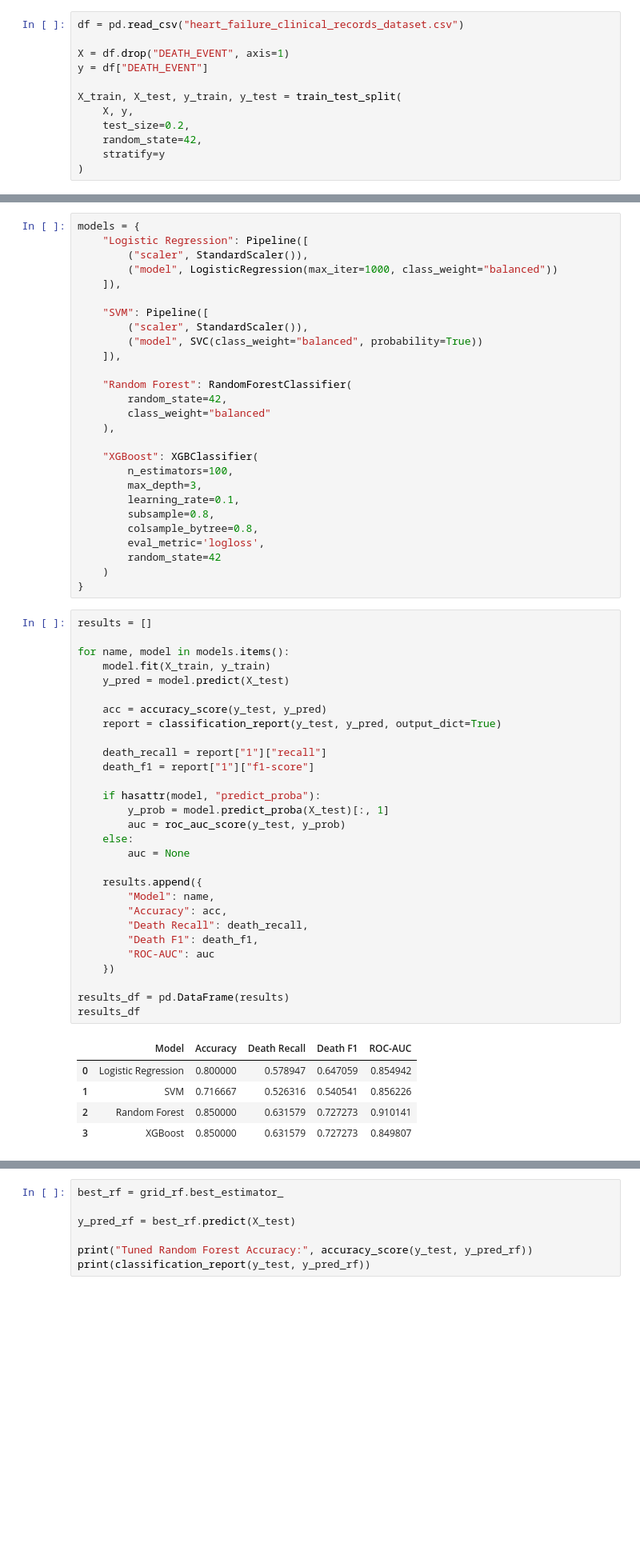
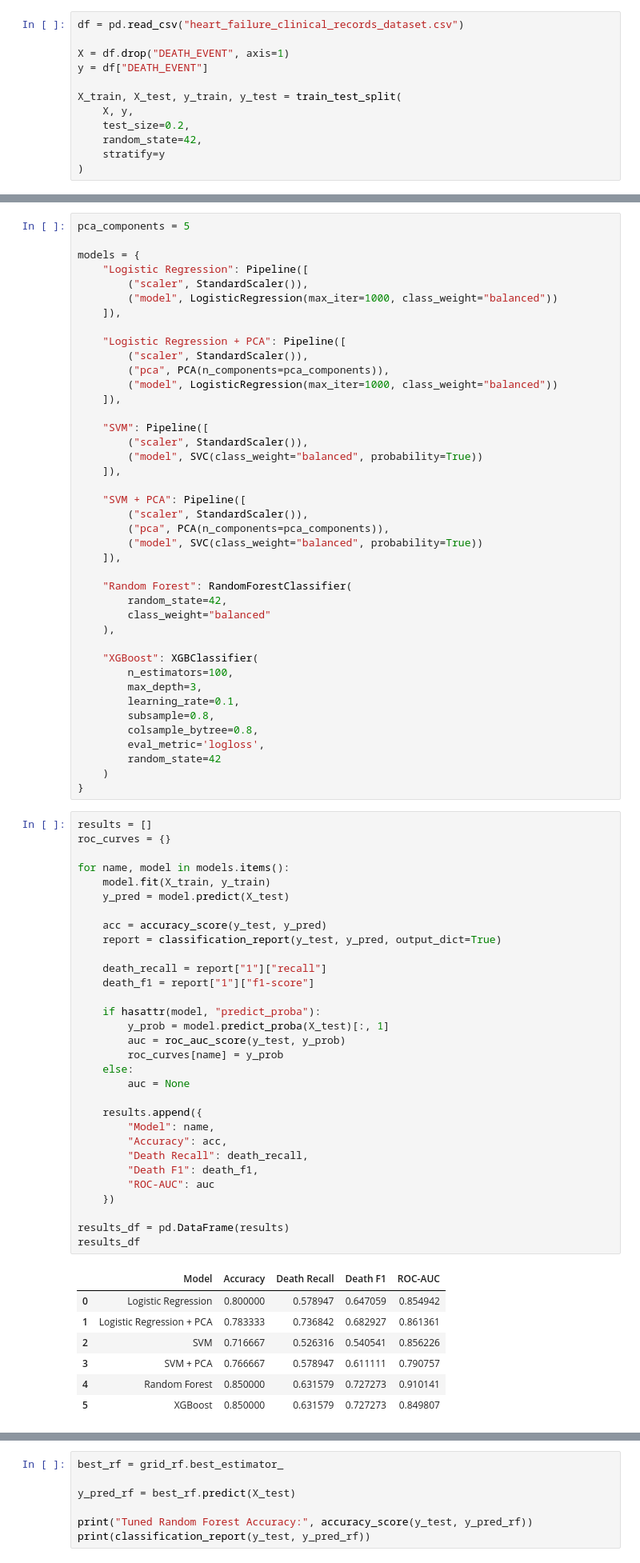
Before and after one commit to taotaokt/CS439_Project, a Jupyter notebook: model_comparison.ipynb, the cells around one changed output, grey strips where cells are left out. Shown at 80% size. Cells and saved outputs as stored; diff of their text form; blank space fills up the shorter version.

```diff
--- a/model_comparison.ipynb
+++ b/model_comparison.ipynb
@@ -39,12 +72,26 @@ X_train, X_test, y_train, y_test = train_test_split(
 # %%
+pca_components = 5
+
 models = {
     "Logistic Regression": Pipeline([
         ("scaler", StandardScaler()),
         ("model", LogisticRegression(max_iter=1000, class_weight="balanced"))
     ]),
 
+    "Logistic Regression + PCA": Pipeline([
+        ("scaler", StandardScaler()),
+        ("pca", PCA(n_components=pca_components)),
+        ("model", LogisticRegression(max_iter=1000, class_weight="balanced"))
+    ]),
+
     "SVM": Pipeline([
         ("scaler", StandardScaler()),
+        ("model", SVC(class_weight="balanced", probability=True))
+    ]),
+
+    "SVM + PCA": Pipeline([
+        ("scaler", StandardScaler()),
+        ("pca", PCA(n_components=pca_components)),
         ("model", SVC(class_weight="balanced", probability=True))
     ]),
 
@@ -65,39 +112,43 @@ models = {
 }
 # %%
 results = []
+roc_curves = {}
 
 for name, model in models.items():
     model.fit(X_train, y_train)
     y_pred = model.predict(X_test)
 
     acc = accuracy_score(y_test, y_pred)
     report = classification_report(y_test, y_pred, output_dict=True)
 
     death_recall = report["1"]["recall"]
     death_f1 = report["1"]["f1-score"]
 
     if hasattr(model, "predict_proba"):
         y_prob = model.predict_proba(X_test)[:, 1]
         auc = roc_auc_score(y_test, y_prob)
+        roc_curves[name] = y_prob
     else:
         auc = None
 
     results.append({
         "Model": name,
         "Accuracy": acc,
         "Death Recall": death_recall,
         "Death F1": death_f1,
         "ROC-AUC": auc
     })
 
 results_df = pd.DataFrame(results)
 results_df
 # %% [output]
 |  | Model | Accuracy | Death Recall | Death F1 | ROC-AUC |
 | 0 | Logistic Regression | 0.800000 | 0.578947 | 0.647059 | 0.854942 |
-| 1 | SVM | 0.716667 | 0.526316 | 0.540541 | 0.856226 |
-| 2 | Random Forest | 0.850000 | 0.631579 | 0.727273 | 0.910141 |
-| 3 | XGBoost | 0.850000 | 0.631579 | 0.727273 | 0.849807 |
+| 1 | Logistic Regression + PCA | 0.783333 | 0.736842 | 0.682927 | 0.861361 |
+| 2 | SVM | 0.716667 | 0.526316 | 0.540541 | 0.856226 |
+| 3 | SVM + PCA | 0.766667 | 0.578947 | 0.611111 | 0.790757 |
+| 4 | Random Forest | 0.850000 | 0.631579 | 0.727273 | 0.910141 |
+| 5 | XGBoost | 0.850000 | 0.631579 | 0.727273 | 0.849807 |
 # %%
 rf = RandomForestClassifier(random_state=42, class_weight="balanced")
 
```
Also changed, not shown: parts of 6 cells of this notebook.
